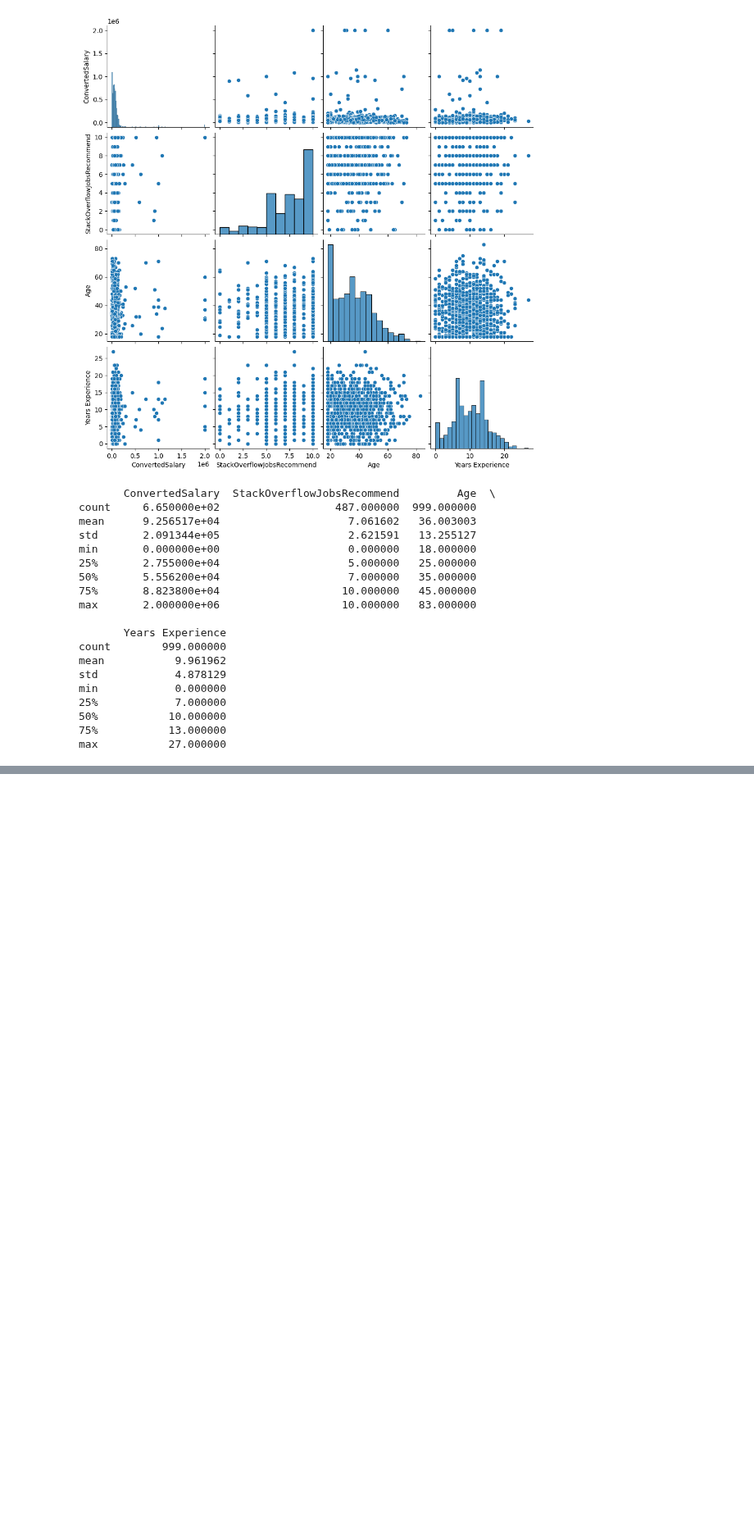
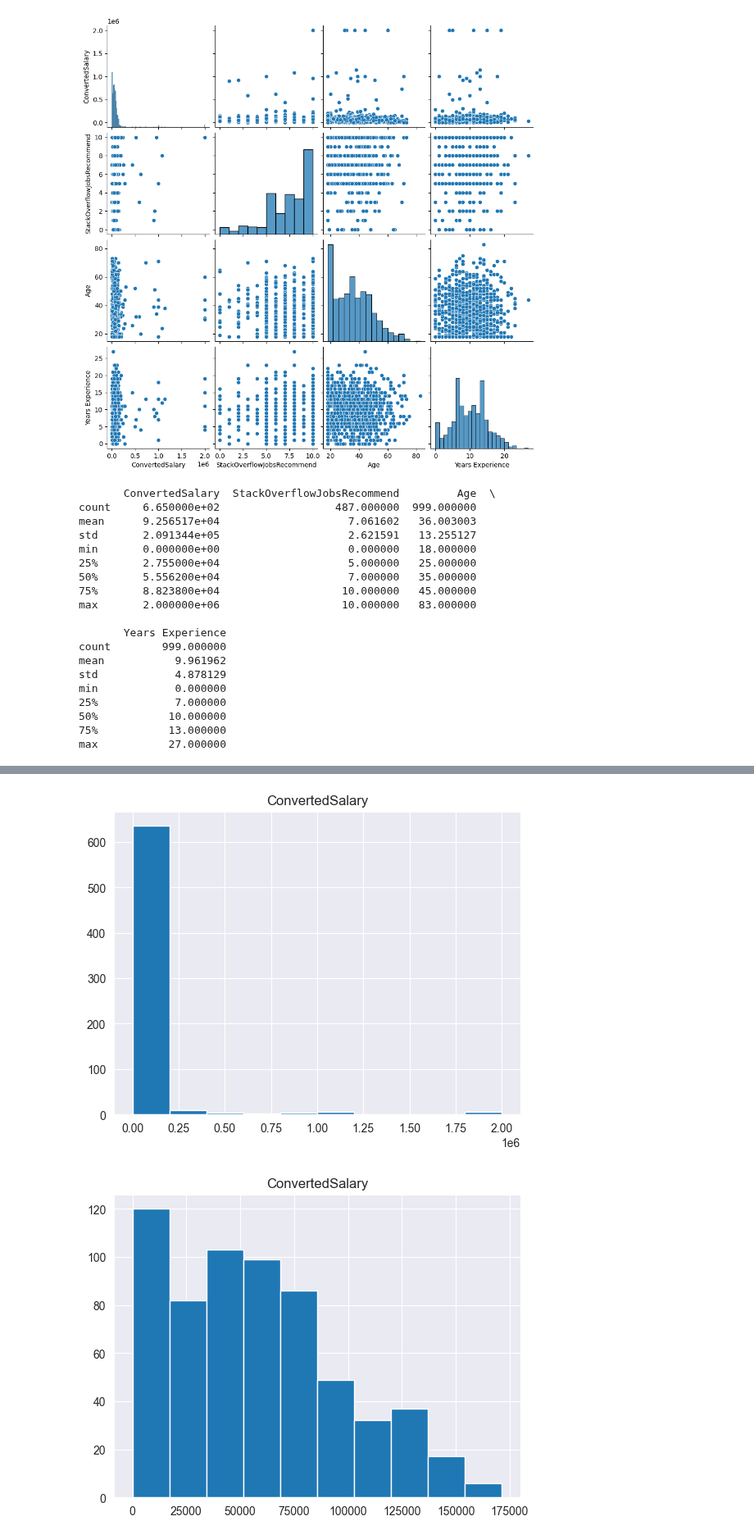
Before and after one commit to GuoweiYang19891101/datacamp_machine_learning_scientist_python, a Jupyter notebook: 10_feature_engineering.ipynb, the cells around one changed output, grey strips where cells are left out. Shown at 82% size. Cells and saved outputs as stored; diff of their text form; code cells hidden in the pictures; blank space fills up the shorter version.

```diff
--- a/10_feature_engineering.ipynb
+++ b/10_feature_engineering.ipynb
@@ -592,0 +653,19 @@ max           27.000000
+# %%
+# percentile based outlier control
+import pandas as pd
+
+# get data
+so_survey_df = pd.read_csv('10_datasets/Combined_DS_v10.csv')
+so_numeric_df = so_survey_df.select_dtypes(include=['int', 'float'])
+
+# find the 95th quantile and trim the outliers
+quantile = so_numeric_df['ConvertedSalary'].quantile(0.95)
+trimmed_df = so_numeric_df[so_numeric_df['ConvertedSalary'] < quantile]
+
+# compare plots before and after
+so_numeric_df[['ConvertedSalary']].hist()
+trimmed_df[['ConvertedSalary']].hist()
+plt.show()
+# %% [output]
+[figure, added]
+[figure, added]
```
Also changed, not shown: parts of 17 cells of this notebook.
